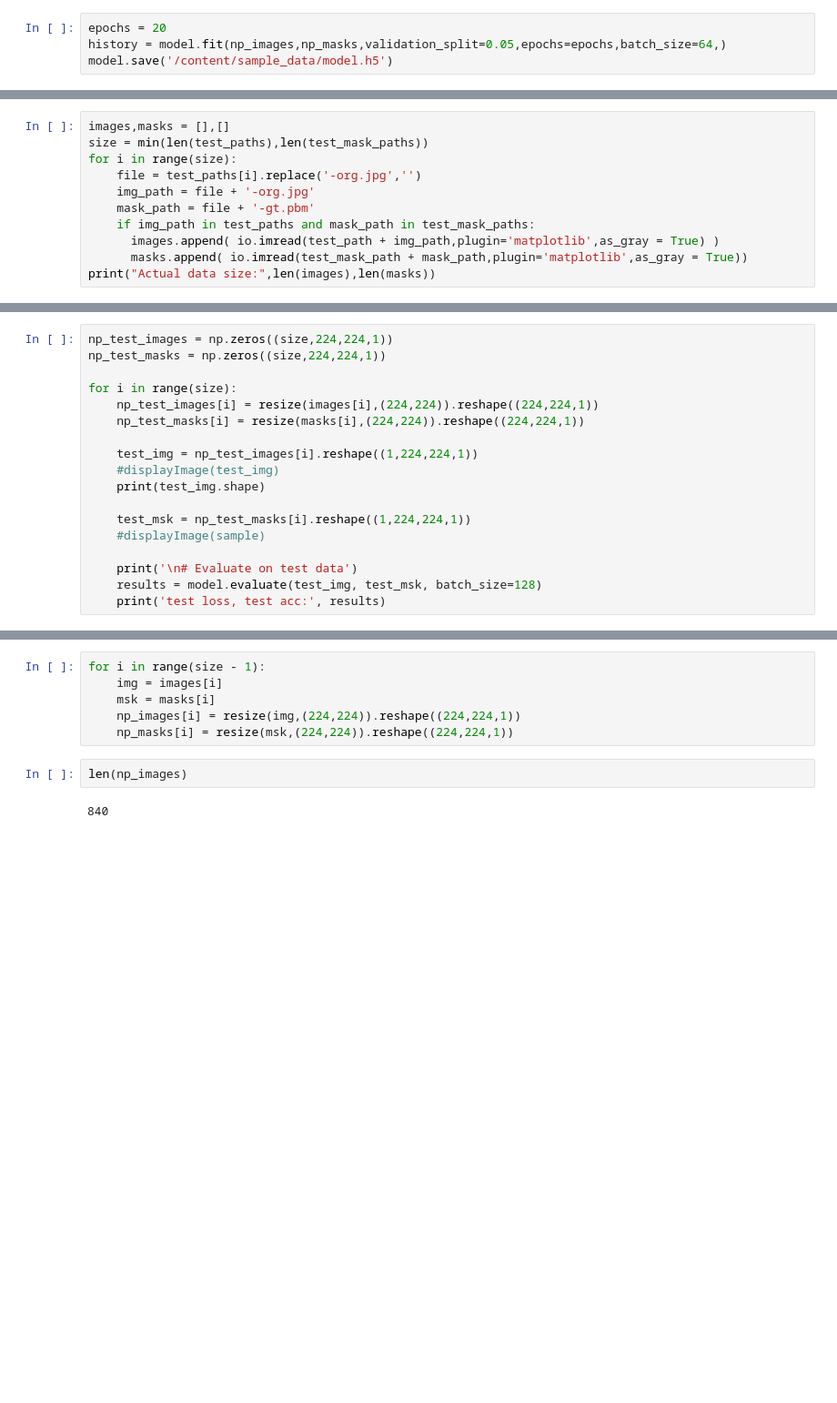
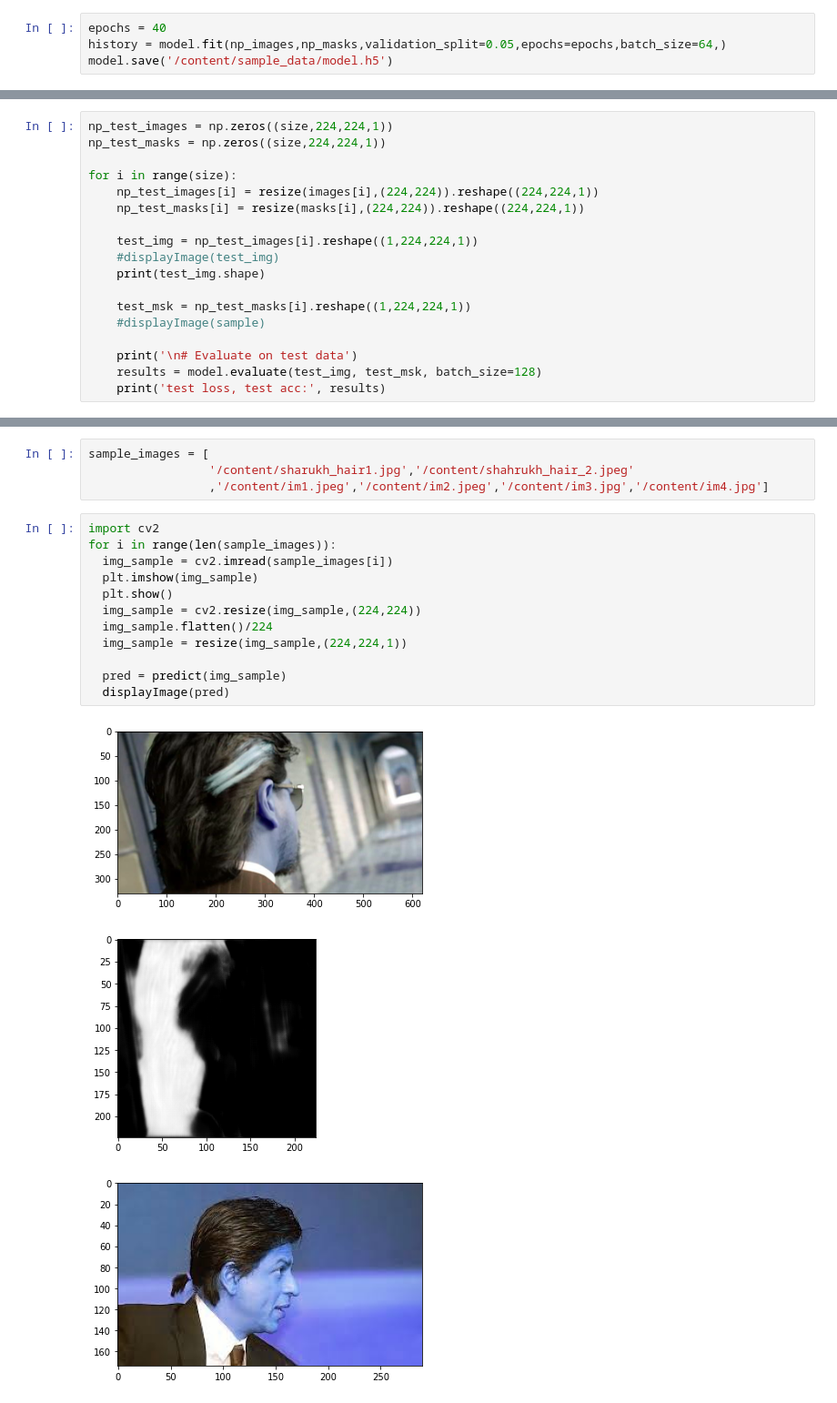
Before and after one commit to shweta-aiml/100daysofcode, a Jupyter notebook: hair_segmentation_using_u_net.ipynb, the cells around one changed output, grey strips where cells are left out. Shown at 91% size. Cells and saved outputs as stored; diff of their text form; blank space fills up the shorter version.

```diff
--- a/hair_segmentation_using_u_net.ipynb
+++ b/hair_segmentation_using_u_net.ipynb
@@ -168,5 +182,5 @@ ________________________________________________________________________________
 # %%
-epochs = 20
+epochs = 40
 history = model.fit(np_images,np_masks,validation_split=0.05,epochs=epochs,batch_size=64,)
 model.save('/content/sample_data/model.h5')
 # %% [output]
@@ -244,11 +245,0 @@ Count Y: 210
-# %%
-images,masks = [],[]
-size = min(len(test_paths),len(test_mask_paths))
-for i in range(size):
-    file = test_paths[i].replace('-org.jpg','')
-    img_path = file + '-org.jpg'
-    mask_path = file + '-gt.pbm'
-    if img_path in test_paths and mask_path in test_mask_paths:
-      images.append( io.imread(test_path + img_path,plugin='matplotlib',as_gray = True) )
-      masks.append( io.imread(test_mask_path + mask_path,plugin='matplotlib',as_gray = True))
-print("Actual data size:",len(images),len(masks))
@@ -307,10 +286,20 @@ displayImage(pred)
-# %%
-for i in range(size - 1):
-    img = images[i]
-    msk = masks[i]
-    np_images[i] = resize(img,(224,224)).reshape((224,224,1))
-    np_masks[i] = resize(msk,(224,224)).reshape((224,224,1))
-# %%
-len(np_images)
-# %% [output]
-840
+# %%
+sample_images = [
+                 '/content/sharukh_hair1.jpg','/content/shahrukh_hair_2.jpeg'
+                 ,'/content/im1.jpeg','/content/im2.jpeg','/content/im3.jpg','/content/im4.jpg']
+# %%
+import cv2
+for i in range(len(sample_images)):
+  img_sample = cv2.imread(sample_images[i])
+  plt.imshow(img_sample)
+  plt.show()
+  img_sample = cv2.resize(img_sample,(224,224))
+  img_sample.flatten()/224
+  img_sample = resize(img_sample,(224,224,1))
+
+  pred = predict(img_sample)
+  displayImage(pred)
+# %% [output]
+[figure, added]
+[figure, added]
+[figure, added]
```
Also changed, not shown: parts of 26 cells of this notebook.
